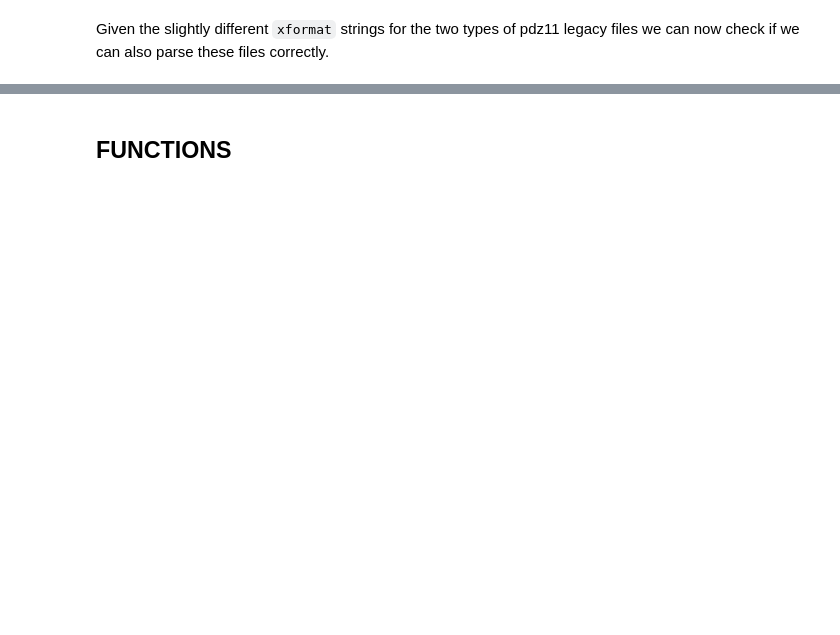
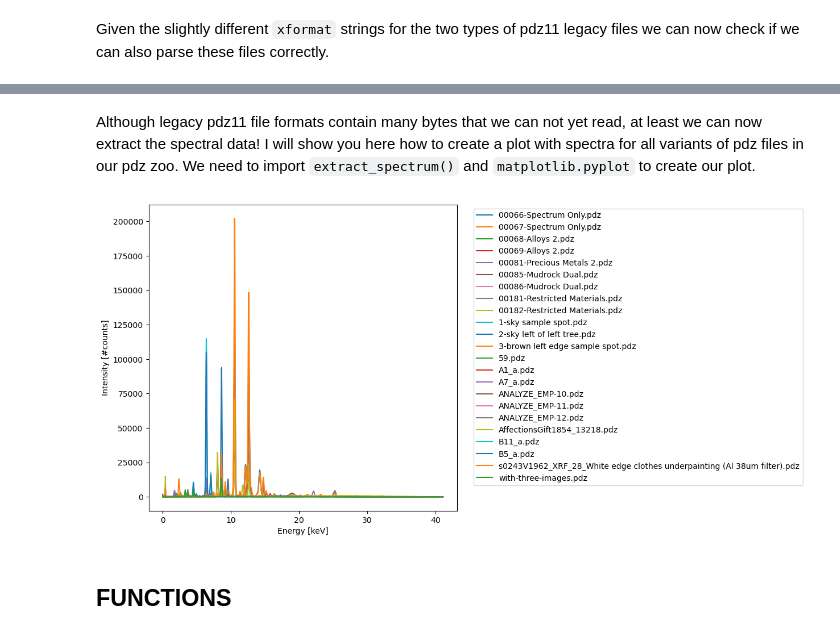
Before and after one commit to fligt/read_pdz, a Jupyter notebook: notebooks/40_pdz-archeology.ipynb, the cells around one changed output, grey strips where cells are left out. Drawn from its saved outputs; the diff is of its cells as text; code cells hidden in the pictures; blank space fills up the shorter version.

```diff
--- a/notebooks/40_pdz-archeology.ipynb
+++ b/notebooks/40_pdz-archeology.ipynb
@@ -135,0 +136,2 @@ parsed, tail = multiparse(xformat, arr, param_keys=param_keys)
+# %% [markdown]
+Although legacy pdz11 file formats contain many bytes that we can not yet read, at least we can now extract the spectral data! I will show you here how to create a plot with spectra for all variants of pdz files in our pdz zoo. We need to import `extract_spectrum()` and `matplotlib.pyplot` to create our plot.
@@ -136,3 +141,17 @@ parsed, tail = multiparse(xformat, arr, param_keys=param_keys)
+# %%
+df_list = [extract_spectrum(pf, to_csv=False, verbose=False) for pf in pdz_files]
+# %%
+#|code-fold: true
+fig, ax = plt.subplots(figsize=[7, 7])
+
+for df in df_list:
+    df.plot(ax=ax);
+
+ax.legend(bbox_to_anchor=(1.04, 1), loc="upper left")
+ax.set_xlabel('Energy [keV]')
+ax.set_ylabel('Intensity [#counts]');
+# %% [output]
+[figure, added]
 # %% [markdown]
 ## FUNCTIONS
 # %%
```
Also changed, not shown: parts of 14 cells of this notebook, 6 other files.
